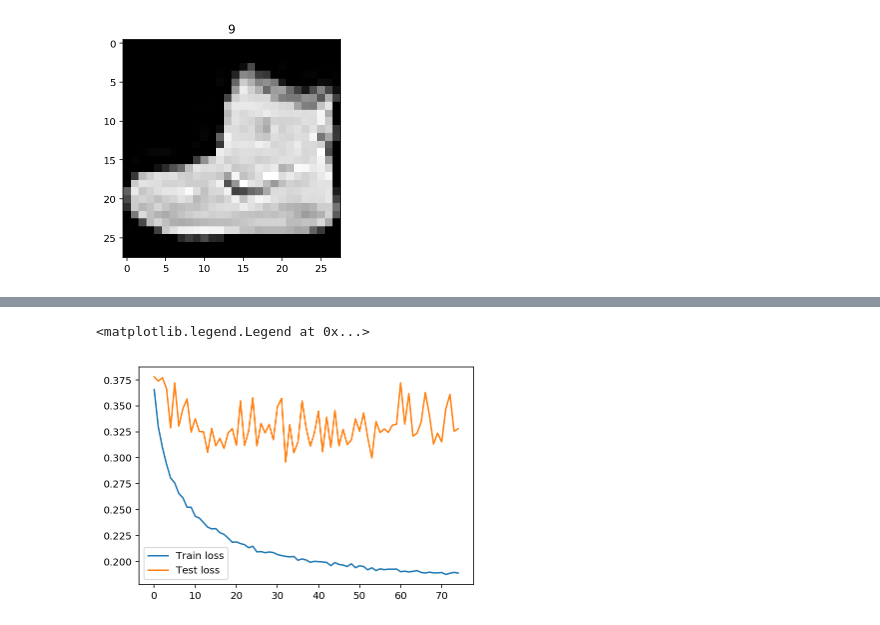
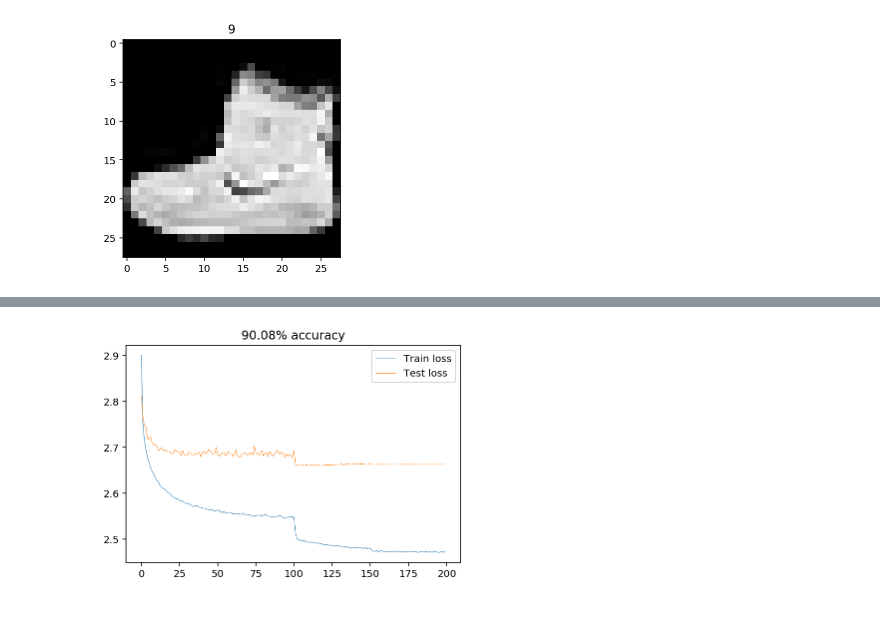
Before and after one commit to davidsteinar/structural-uncertainty, a Jupyter notebook: notebooks/pytorch_testing.ipynb, the cells around one changed output, grey strips where cells are left out. Drawn from its saved outputs; the diff is of its cells as text; code cells hidden in the pictures.

Commit message:
pytorch test ready for aws

```diff
--- a/notebooks/pytorch_testing.ipynb
+++ b/notebooks/pytorch_testing.ipynb
@@ -20,11 +20,11 @@ use_gpu = False
 
 # Hyper Parameters
 input_size = 784
-hidden_size = 500
+hidden_size = 784
 num_classes = 10
 num_epochs = 200
 batch_size = 100
-learning_rate = 0.1
+learning_rate = 0.05
 # %%
 transform = transforms.Compose([transforms.ToTensor(), transforms.Normalize((0.1307,), (0.3081,))])
 
@@ -62,23 +66,24 @@ class Net(nn.Module):
 # %%
-model = Net(input_size, hidden_size, num_classes)
+model = Net(input_size, hidden_size, num_classes, dropout_p=0.2)
 
 if use_gpu:
     model.cuda()
 
-criterion = nn.CrossEntropyLoss()
 optimizer = torch.optim.SGD(model.parameters(),
                             lr=learning_rate,
-                            weight_decay = 0.001,
+                            weight_decay = 0.0,
                             momentum=0.9)
-scheduler = torch.optim.lr_scheduler.ReduceLROnPlateau(optimizer, 'min') #StepLR(optimizer, step_size=100)
+
+scheduler = torch.optim.lr_scheduler.MultiStepLR(optimizer, milestones=[100, 150, 175])
 # %%
 total_trainloss = []
 total_testloss  = []
 # Train the Model
 for epoch in range(num_epochs):
     #Train step
+    model.train()
     epoch_trainloss = []
-    for i, (train_images, train_labels) in enumerate(train_loader):
+    for train_images, train_labels in train_loader:
         if use_gpu:
             train_images, train_labels = train_images.cuda(), train_labels.cuda()
         # Convert torch tensor to Variable
@@ -88,16 +93,19 @@ for epoch in range(num_epochs):
         # Forward + Backward + Optimize
         optimizer.zero_grad()  # zero the gradient buffer
         train_outputs = model(train_images)
-        train_loss = criterion(train_outputs, train_labels)
+        train_loss = F.nll_loss(train_outputs, train_labels)
         train_loss.backward()
         optimizer.step()
 
         epoch_trainloss.append(train_loss.data[0])
     total_trainloss.append(np.mean(epoch_trainloss))
-    scheduler.step(np.mean(epoch_trainloss))
+
+    scheduler.step()
+
     #Test step
+    model.eval()
     epoch_testloss = []
-    for _, (test_images, test_labels) in enumerate(test_loader):
+    for test_images, test_labels in test_loader:
         if use_gpu:
             train_images, train_labels = train_images.cuda(), train_labels.cuda()
         test_images = Variable(test_images.view(-1, 28*28), volatile=True)
@@ -105,7 +113,7 @@ for epoch in range(num_epochs):
 
         #Forward
         test_outputs = model(test_images)
-        test_loss = criterion(test_outputs, test_labels)
+        test_loss = F.nll_loss(test_outputs, test_labels)
         epoch_testloss.append(test_loss.data[0])
     total_testloss.append(np.mean(epoch_testloss))
 
@@ -168,10 +141,13 @@ KeyboardInterrupt
 # %%
-plt.plot(total_trainloss, label='Train loss')
-plt.plot(total_testloss, label='Test loss')
+plt.plot(total_trainloss, label='Train loss',linewidth=0.5)
+plt.plot(total_testloss, label='Test loss', linewidth=0.5)
+plt.xlabel('Epoch')
+plt.ylabel('Loss')
+plt.title('90.08% accuracy')
 plt.legend()
+plt.savefig('one_hidden_200epoch.pdf', format='pdf')
 # %% [output]
-<matplotlib.legend.Legend at 0x...>
-[figure, old version]
+[figure, new version]
 # %%
 correct = 0
 total = 0
```
Also changed, not shown: parts of 6 cells of this notebook.
